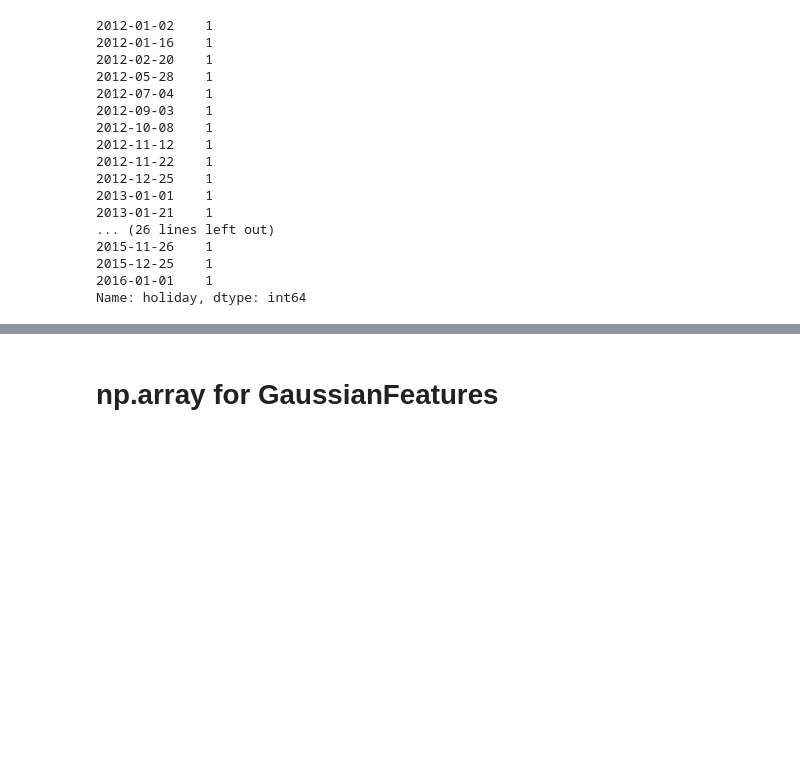
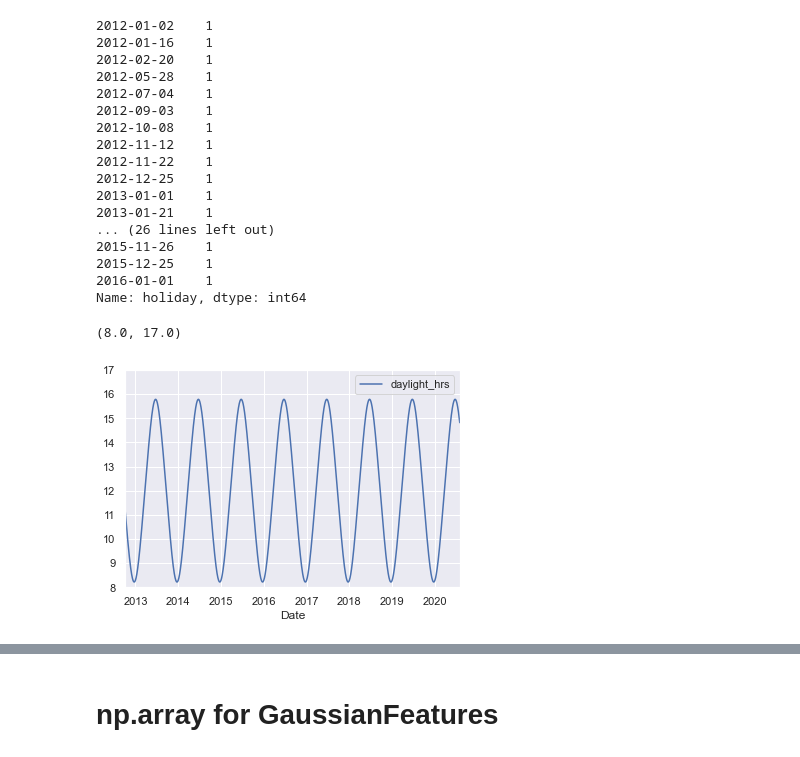
Before and after one commit to DpfStat/PythonDataScienceHandbook, a Jupyter notebook: notebooks/LinearRegression.ipynb, the cells around one changed output, grey strips where cells are left out. Cells and saved outputs as stored; diff of their text form; code cells hidden in the pictures; blank space fills up the shorter version.

```diff
--- a/notebooks/LinearRegression.ipynb
+++ b/notebooks/LinearRegression.ipynb
@@ -229,3 +238,16 @@ pd.Series(1, index = holidays, name = 'holiday')
 2015-12-25    1
 2016-01-01    1
 Name: holiday, dtype: int64
+# %%
+def hours_of_daylight(date, axis = 23.44, latitude = 47.61):
+    """compute the hours of daylight of the given date"""
+    days = (date-pd.datetime(2000,12,21)).days
+    m = (1. - np.tan(np.radians(latitude))
+         *np.tan(np.radians(axis) * np.cos(days * 2 * np.pi / 365.25)))
+    return 24. * np.degrees(np.arccos(1 - np.clip(m, 0, 2))) / 180.
+daily['daylight_hrs'] = list(map(hours_of_daylight, daily.index))
+daily[['daylight_hrs']].plot()
+plt.ylim(8, 17)
+# %% [output]
+(8.0, 17.0)
+[figure, added]
```
Also changed, not shown: parts of 24 cells of this notebook.
